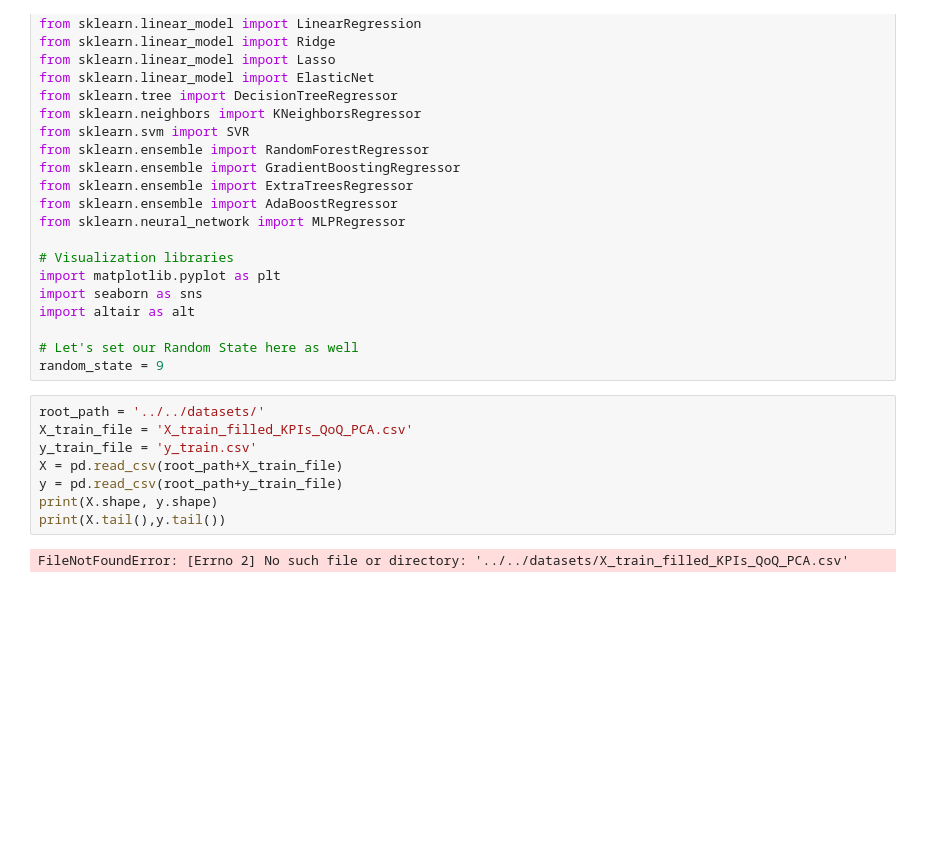
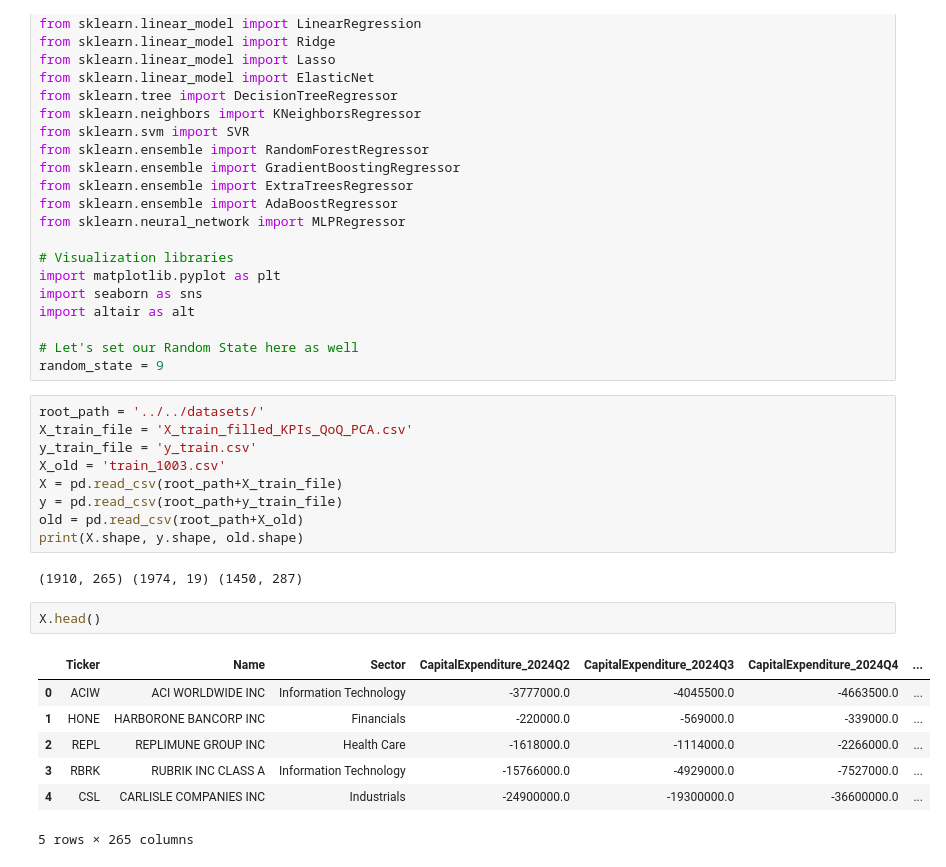
Before and after one commit to tmacpherson6/machine_learning_in_fundamental_valuations, a Jupyter notebook: Notebooks/Thomas/10 - Temp.ipynb, the cells around one changed output. Cells and saved outputs as stored; diff of their text form; blank space fills up the shorter version.

Commit message:
updated based on extensive comparisons of old and new datasets

```diff
--- a/Notebooks/Thomas/10 - Temp.ipynb
+++ b/Notebooks/Thomas/10 - Temp.ipynb
@@ -36,9 +36,20 @@ random_state = 9
 root_path = '../../datasets/'
 X_train_file = 'X_train_filled_KPIs_QoQ_PCA.csv'
 y_train_file = 'y_train.csv'
+X_old = 'train_1003.csv'
 X = pd.read_csv(root_path+X_train_file)
 y = pd.read_csv(root_path+y_train_file)
-print(X.shape, y.shape)
-print(X.tail(),y.tail())
+old = pd.read_csv(root_path+X_old)
+print(X.shape, y.shape, old.shape)
 # %% [output]
-FileNotFoundError: [Errno 2] No such file or directory: '../../datasets/X_train_filled_KPIs_QoQ_PCA.csv'
+(1910, 265) (1974, 19) (1450, 287)
+# %%
+X.head()
+# %% [output]
+|  | Ticker | Name | Sector | CapitalExpenditure_2024Q2 | CapitalExpenditure_2024Q3 | CapitalExpenditure_2024Q4 | ... |
+| 0 | ACIW | ACI WORLDWIDE INC | Information Technology | -3777000.0 | -4045500.0 | -4663500.0 | ... |
+| 1 | HONE | HARBORONE BANCORP INC | Financials | -220000.0 | -569000.0 | -339000.0 | ... |
+| 2 | REPL | REPLIMUNE GROUP INC | Health Care | -1618000.0 | -1114000.0 | -2266000.0 | ... |
+| 3 | RBRK | RUBRIK INC CLASS A | Information Technology | -15766000.0 | -4929000.0 | -7527000.0 | ... |
+| 4 | CSL | CARLISLE COMPANIES INC | Industrials | -24900000.0 | -19300000.0 | -36600000.0 | ... |
+5 rows × 265 columns
```
Also changed, not shown: parts of 27 cells of this notebook, 9 other files.
